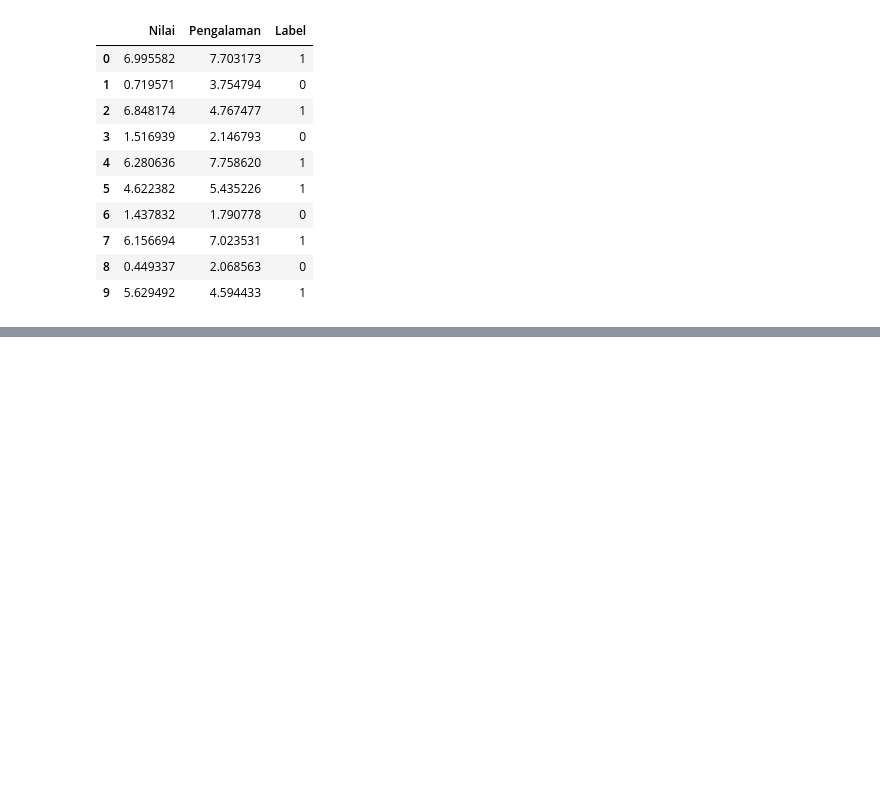
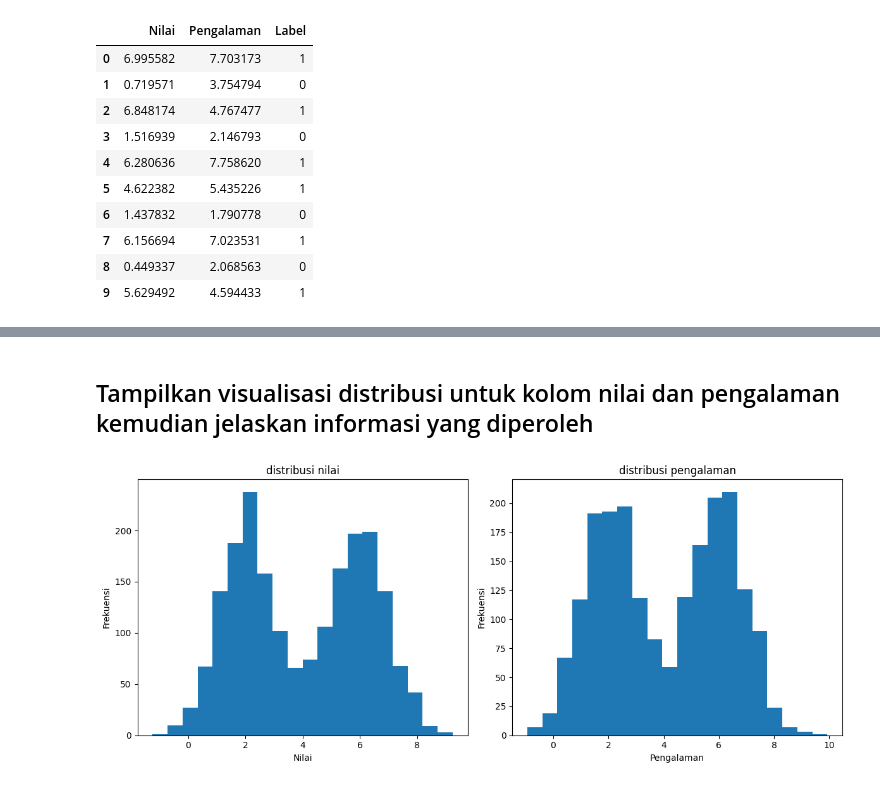
Before and after one commit to hananlu/aiBigData, a Jupyter notebook: Week_12_SVM.ipynb, the cells around one changed output, grey strips where cells are left out. Saved outputs shown, nothing was run; the diff lists cells and outputs as text; code cells hidden in the pictures; blank space fills up the shorter version.

```diff
--- a/Week_12_SVM.ipynb
+++ b/Week_12_SVM.ipynb
@@ -36,0 +107,21 @@ df.head(10)
+# %% [markdown]
+## Tampilkan visualisasi distribusi untuk kolom nilai dan pengalaman kemudian jelaskan informasi yang diperoleh
+# %%
+plt.figure(figsize=(12,5))
+
+plt.subplot(1,2,1)
+plt.hist(df['Nilai'], bins=20)
+plt.title('distribusi nilai')
+plt.xlabel('Nilai')
+plt.ylabel('Frekuensi')
+
+plt.subplot(1,2,2)
+plt.hist(df['Pengalaman'],bins=20)
+plt.title('distribusi pengalaman')
+plt.xlabel('Pengalaman')
+plt.ylabel('Frekuensi')
+
+plt.tight_layout()
+plt.show()
+# %% [output]
+[figure, added]
```
Also changed, not shown: parts of 30 cells of this notebook.
